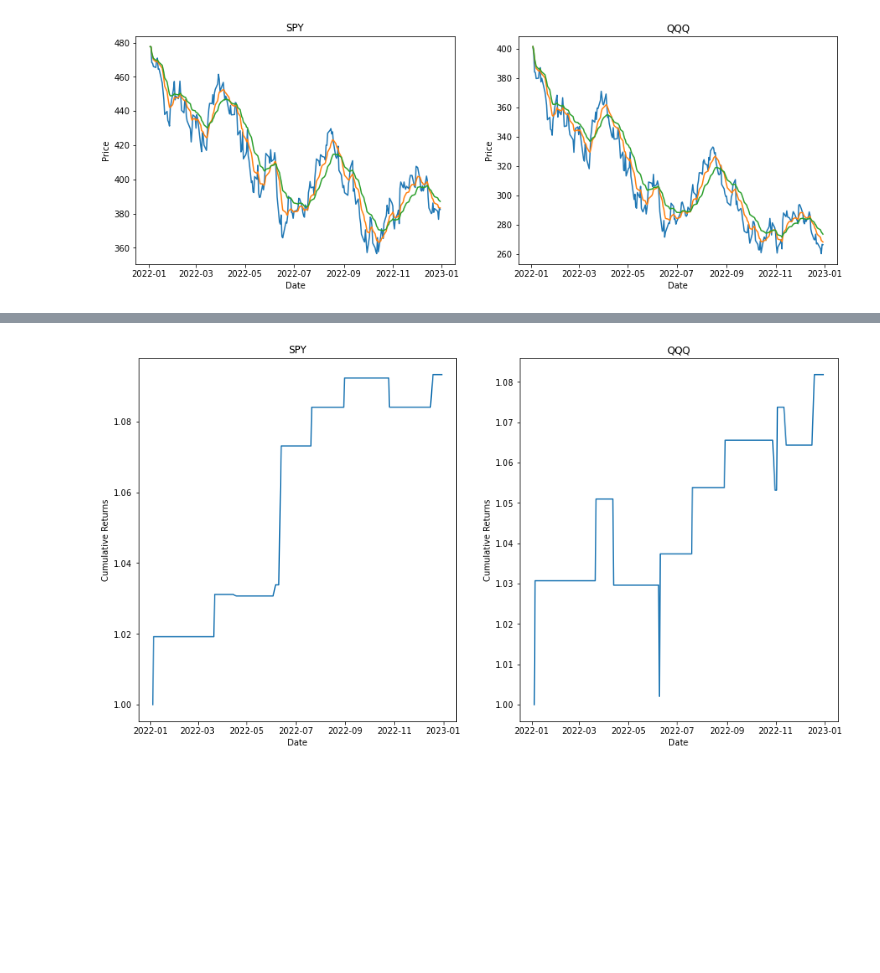
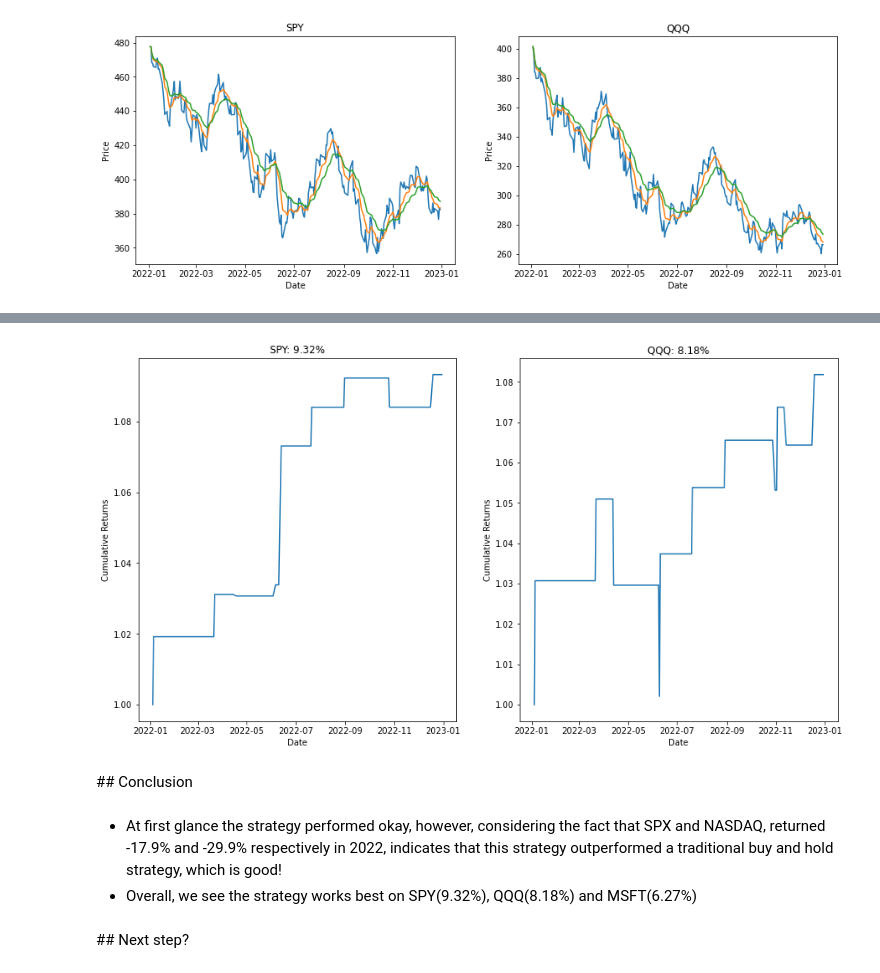
Before and after one commit to Nirmit-P/R2Q, a Jupyter notebook: Trading Strategies/EMA Crossover/9 & 21 EMA crossover.ipynb, the cells around one changed output, grey strips where cells are left out. Cells and saved outputs as stored; diff of their text form; code cells hidden in the pictures; blank space fills up the shorter version.

Commit message:
Finalising ema crossover strat
Finished the first trading strategy

```diff
--- a/Trading Strategies/EMA Crossover/9 & 21 EMA crossover.ipynb
+++ b/Trading Strategies/EMA Crossover/9 & 21 EMA crossover.ipynb
@@ -72,12 +49,14 @@ fig, ax = plt.subplots(nrows=2, ncols=2, figsize=(15, 12))
 
 ax = ax.flatten()
 
+stock_list1 = ['AAPL', 'ADP', 'AWK', 'MSFT']
+
 for i, df in enumerate([aapl_2022, adp_2022, awk_2022, msft_2022]):
     ax[i].plot(df.index, df['Close'], label = f'{df}'+ ' Close')
     ax[i].plot(df.index, df['EMA9'], label = f'{df}'+ ' EMA9')
     ax[i].plot(df.index, df['EMA21'], label = f'{df}'+ ' EMA21')
 
-    ax[i].set_title(f'Stock {i+1}')
+    ax[i].set_title(f'{stock_list1[i]}')
     ax[i].set_xlabel('Date')
     ax[i].set_ylabel('Price')
 # %% [output]
@@ -158,4 +115,5 @@ Let's plot the results
 # %%
+# lets plot the cumulative returns of AAPL, ADP, AWK, MSFT
 fig2, ax2 = plt.subplots(nrows=2, ncols=2, figsize=(15, 12))
 
 ax2 = ax2.flatten()
@@ -166,7 +124,8 @@ df_list = [aapl_2022, adp_2022, awk_2022, msft_2022]
 for i, df in enumerate(df_list):
 
     ax2[i].plot(df.index, df['Cumulative Returns'])
-    ax2[i].set_title(stock_names[i])
+    cumulative_returns = (df['Cumulative Returns'].iloc[-1] - 1) * 100
+    ax2[i].set_title(f'{stock_names[i]}: ' + f'{cumulative_returns.round(2)}%')
     ax2[i].set_xlabel('Date')
     ax2[i].set_ylabel('Cumulative Returns')
 # %% [output]
@@ -301,0 +218,21 @@ Let's plot the cumulative returns for SPY and QQQ
+# %%
+fig4, ax4 = plt.subplots(nrows=2, figsize=(15, 10))
+
+ax4 = ax4.flatten()
+
+index_list = ['SPY', 'QQQ']
+for i, df in enumerate([spy_2022, qqq_2022]):
+
+    ax4[i].plot(df.index, df['Close'], label='Closing Price')
+    ax4[i].plot(df.index, df['EMA9'], label = 'EMA9')
+    ax4[i].plot(df.index, df['EMA21'], label = 'EMA21')
+
+    buy_signals = df[df['Signal'] == 1]
+    sell_signals = df[df['Signal'] == -1]
+
+    ax4[i].scatter(buy_signals.index, buy_signals['Close'], marker='^', color='g', label='Buy Signal')
+    ax4[i].scatter(sell_signals.index, sell_signals['Close'], marker='v', color='r', label='Sell Signal')
+
+    ax4[i].set_title(f'{index_list[i]} Price Chart with Buy and Sell Signals')
+
+    ax4[i].legend()
@@ -302,13 +241,21 @@ Let's plot the cumulative returns for SPY and QQQ
 # %%
-fig4, ax4 = plt.subplots(ncols=2, figsize=(15, 8))
+fig5, ax5 = plt.subplots(ncols=2, figsize=(15, 8))
 
-ax4 = ax4.flatten()
+ax5 = ax5.flatten()
 
 for i, df in enumerate([spy_2022, qqq_2022]):
 
-    ax4[i].plot(df.index, df['Cumulative Returns'])
-    ax4[i].set_title(index_names[i])
-    ax4[i].set_xlabel('Date')
-    ax4[i].set_ylabel('Cumulative Returns')
+    ax5[i].plot(df.index, df['Cumulative Returns'])
+    cumulative_returns = (df['Cumulative Returns'].iloc[-1] - 1) * 100
+    ax5[i].set_title(f'{index_names[i]}: {cumulative_returns.round(2)}%')
+    ax5[i].set_xlabel('Date')
+    ax5[i].set_ylabel('Cumulative Returns')
 # %% [output]
-[figure, old version]
+[figure, new version]
+# %% [markdown]
+## Conclusion
+# %% [markdown]
+- At first glance the strategy performed okay, however, considering the fact that SPX and NASDAQ, returned -17.9% and -29.9% respectively in 2022, indicates that this strategy outperformed a traditional buy and hold strategy, which is good!
+- Overall, we see the strategy works best on SPY(9.32%), QQQ(8.18%) and MSFT(6.27%)
+# %% [markdown]
+## Next step?
```
Also changed, not shown: parts of 22 cells of this notebook.
